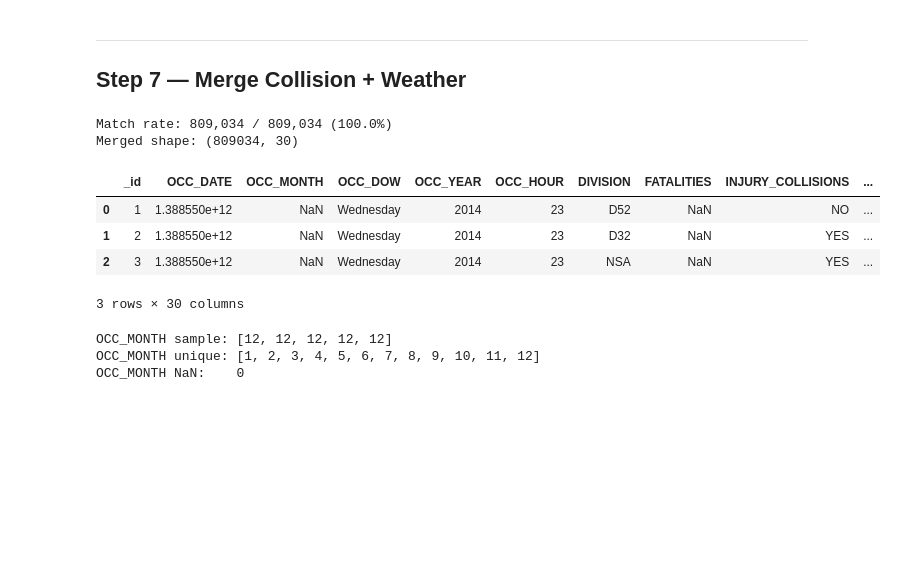
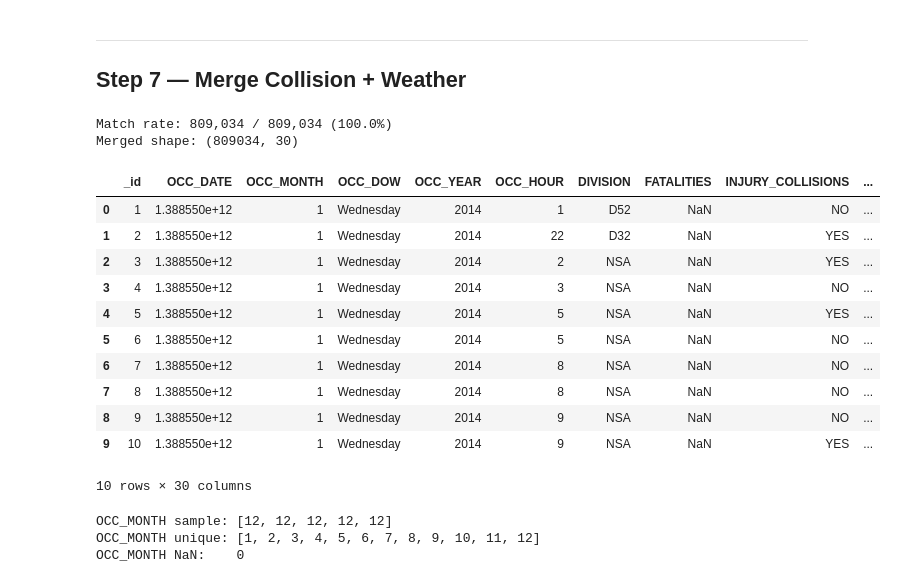
Before and after one commit to Nishi-013/toronto-collision-severity-prediction, a Jupyter notebook: 01_Data_Collection_Preparation.ipynb, the cells around one changed output. Cells and saved outputs as stored; diff of their text form; code cells hidden in the pictures; blank space fills up the shorter version.

```diff
--- a/01_Data_Collection_Preparation.ipynb
+++ b/01_Data_Collection_Preparation.ipynb
@@ -105,7 +105,7 @@ month_map = {
     'September':9,'October':10,'November':11,'December':12
 }
 collisions['OCC_MONTH'] = collisions['OCC_MONTH'].map(month_map)
-collisions['OCC_HOUR']  = collisions['datetime'].dt.hour
+collisions['OCC_HOUR'] = pd.to_numeric(collisions['OCC_HOUR'], errors='coerce').fillna(0).astype(int)
 
 print('Time columns:')
 print(f'  OCC_YEAR  : {collisions["OCC_YEAR"].min()} to {collisions["OCC_YEAR"].max()}')
@@ -303,19 +318,26 @@ Weather flags:
 # %%
 # Left join — every collision gets its hour's weather
 df = collisions.merge(weather, on='datetime', how='left')
 
 matched = df['temperature'].notna().sum()
 print(f'Match rate: {matched:,} / {len(df):,} ({matched/len(df)*100:.1f}%)')
 print(f'Merged shape: {df.shape}')
-df.head(3)
+df.head(10)
 # %% [output]
 Match rate: 809,034 / 809,034 (100.0%)
 Merged shape: (809034, 30)
 |  | _id | OCC_DATE | OCC_MONTH | OCC_DOW | OCC_YEAR | OCC_HOUR | DIVISION | FATALITIES | INJURY_COLLISIONS | ... |
-| 0 | 1 | 1.388550e+12 | NaN | Wednesday | 2014 | 23 | D52 | NaN | NO | ... |
-| 1 | 2 | 1.388550e+12 | NaN | Wednesday | 2014 | 23 | D32 | NaN | YES | ... |
-| 2 | 3 | 1.388550e+12 | NaN | Wednesday | 2014 | 23 | NSA | NaN | YES | ... |
+| 0 | 1 | 1.388550e+12 | 1 | Wednesday | 2014 | 1 | D52 | NaN | NO | ... |
+| 1 | 2 | 1.388550e+12 | 1 | Wednesday | 2014 | 22 | D32 | NaN | YES | ... |
+| 2 | 3 | 1.388550e+12 | 1 | Wednesday | 2014 | 2 | NSA | NaN | YES | ... |
+| 3 | 4 | 1.388550e+12 | 1 | Wednesday | 2014 | 3 | NSA | NaN | NO | ... |
+| 4 | 5 | 1.388550e+12 | 1 | Wednesday | 2014 | 5 | NSA | NaN | YES | ... |
+| 5 | 6 | 1.388550e+12 | 1 | Wednesday | 2014 | 5 | NSA | NaN | NO | ... |
+| 6 | 7 | 1.388550e+12 | 1 | Wednesday | 2014 | 8 | NSA | NaN | NO | ... |
+| 7 | 8 | 1.388550e+12 | 1 | Wednesday | 2014 | 8 | NSA | NaN | NO | ... |
+| 8 | 9 | 1.388550e+12 | 1 | Wednesday | 2014 | 9 | NSA | NaN | NO | ... |
+| 9 | 10 | 1.388550e+12 | 1 | Wednesday | 2014 | 9 | NSA | NaN | YES | ... |
-3 rows × 30 columns
+10 rows × 30 columns
 # %%
 # Fix OCC_MONTH — derive directly from datetime (most reliable)
 df['OCC_MONTH'] = df['datetime'].dt.month
```
Also changed, not shown: parts of 2 cells of this notebook, 29 other files.
